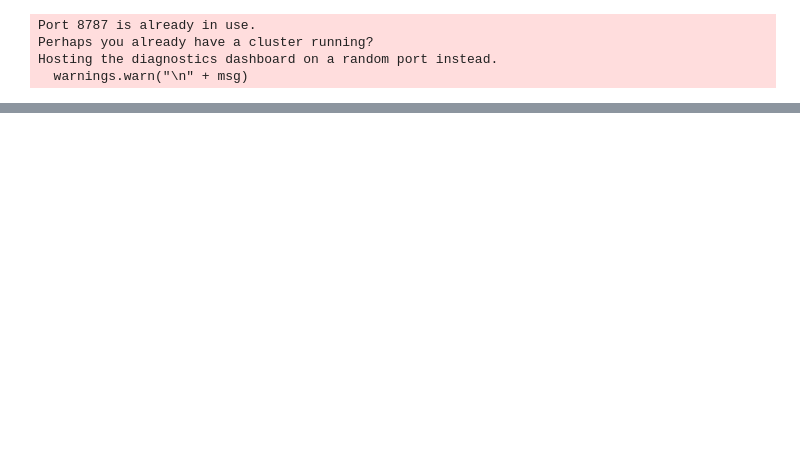
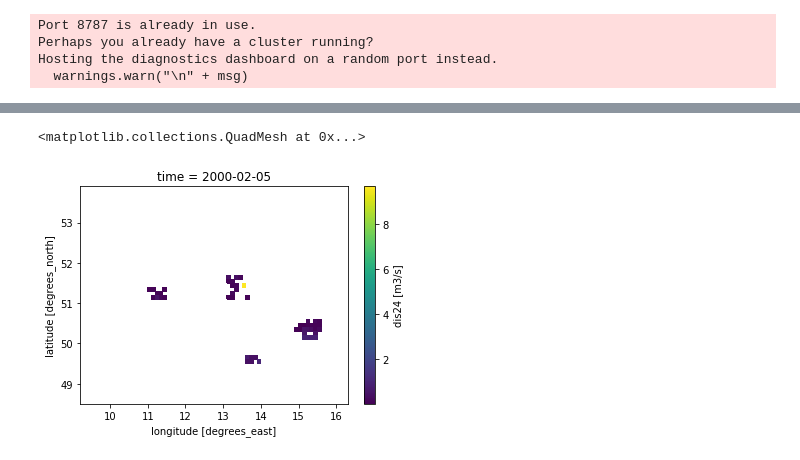
Before and after one commit to Gongsta/flood-prediction, a Jupyter notebook: jupyter/elbe_model.ipynb, the cells around one changed output, grey strips where cells are left out. Drawn from its saved outputs; the diff is of its cells as text; code cells hidden in the pictures; blank space fills up the shorter version.

```diff
--- a/jupyter/elbe_model.ipynb
+++ b/jupyter/elbe_model.ipynb
@@ -98,0 +74,5 @@ glofas_masked['dis24'].isel(time=0).plot()
+# %%
+glofas_masked['dis24'].isel(time=400).plot()
+# %% [output]
+<matplotlib.collections.QuadMesh at 0x...>
+[figure, added]
```
Also changed, not shown: parts of 32 cells of this notebook, 49 other files.
